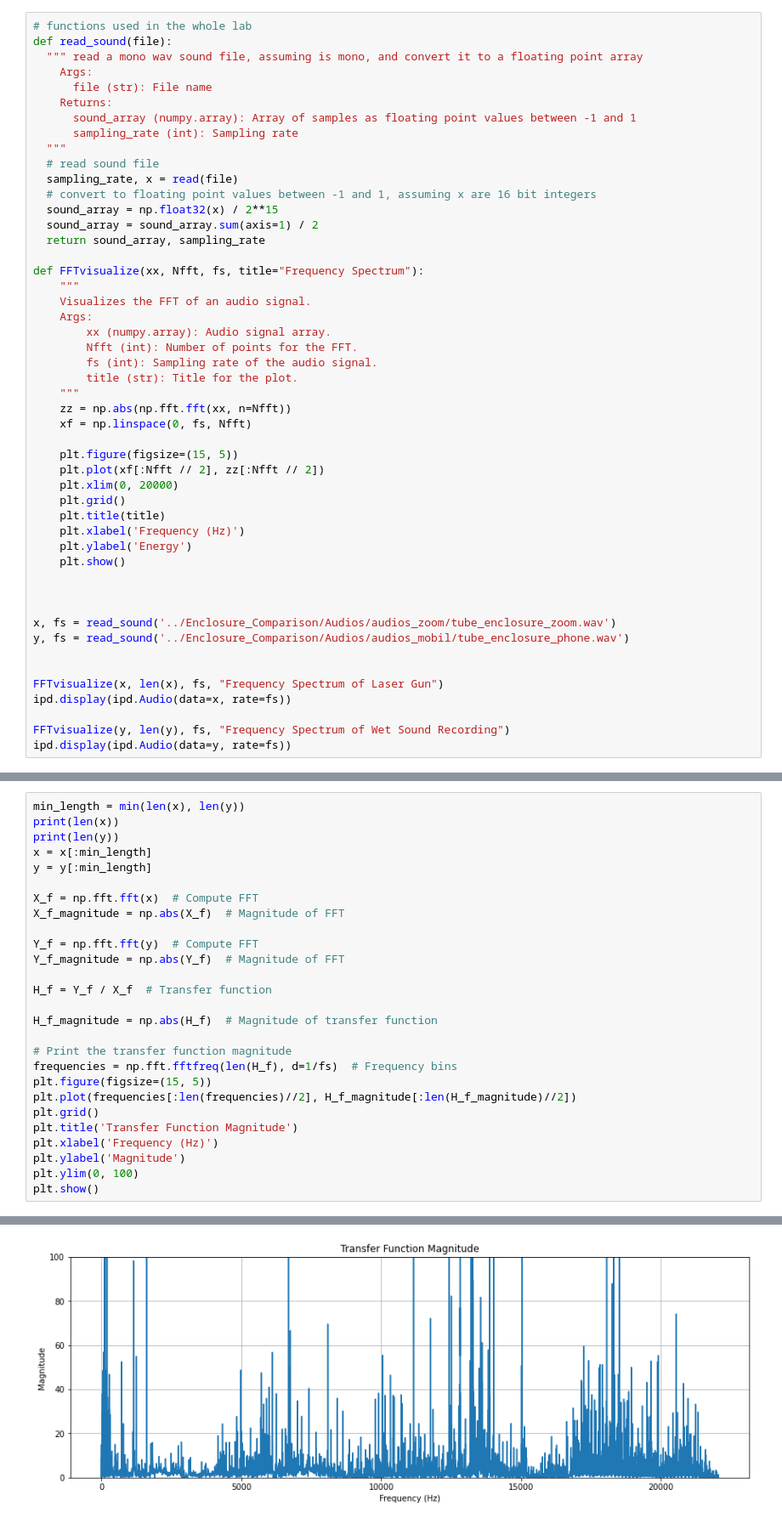
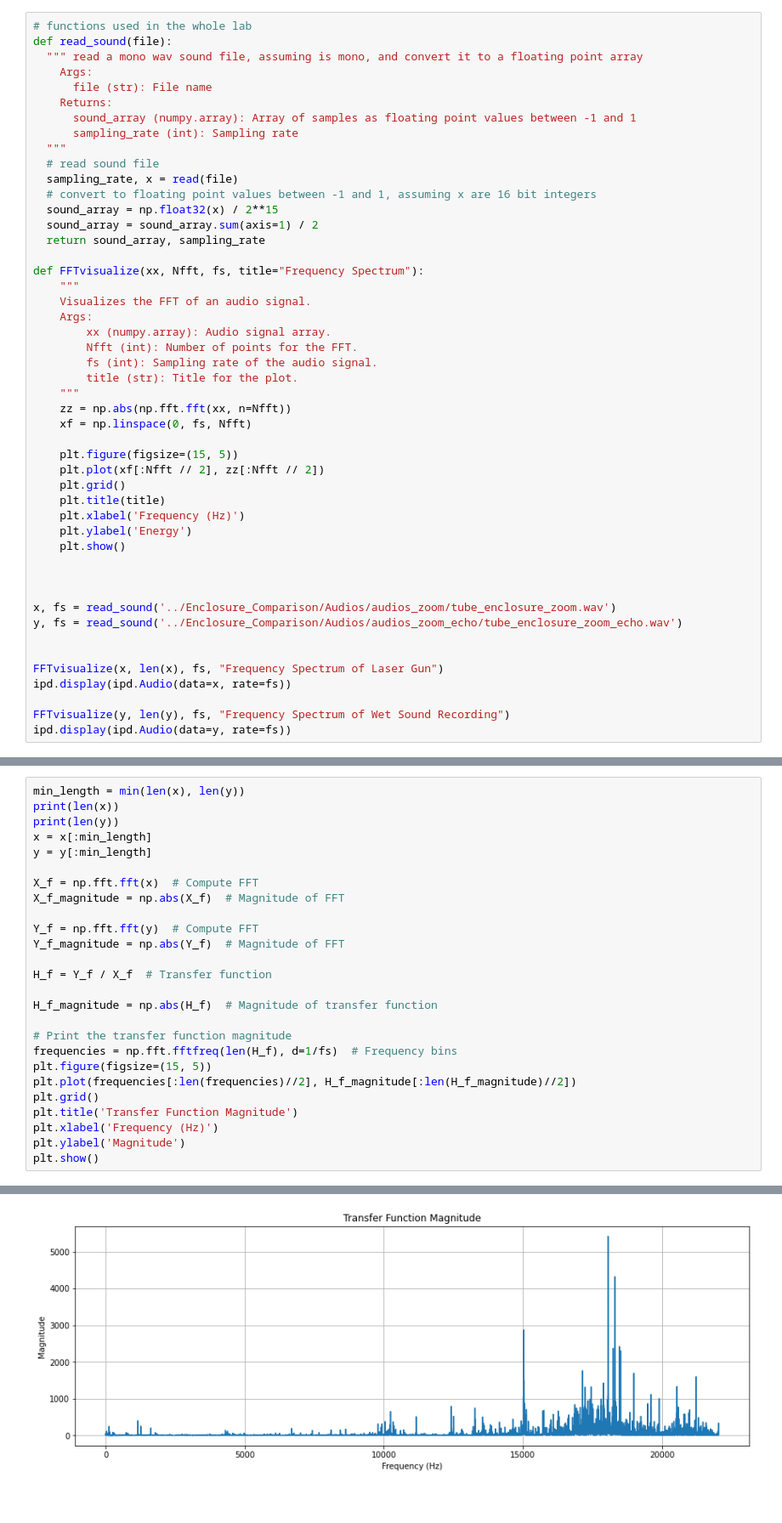
Before and after one commit to zatpros/acoustic-engineering-notebooks, a Jupyter notebook: Experiment Templates/Enclosure_Comparison/Enclosure Testing.ipynb, the cells around one changed output, grey strips where cells are left out. Shown at 85% size. Drawn from its saved outputs; the diff is of its cells as text; blank space fills up the shorter version.

```diff
--- a/Experiment Templates/Enclosure_Comparison/Enclosure Testing.ipynb
+++ b/Experiment Templates/Enclosure_Comparison/Enclosure Testing.ipynb
@@ -49,7 +49,6 @@ def FFTvisualize(xx, Nfft, fs, title="Frequency Spectrum"):
 
     plt.figure(figsize=(15, 5))
     plt.plot(xf[:Nfft // 2], zz[:Nfft // 2])
-    plt.xlim(0, 20000)
     plt.grid()
     plt.title(title)
     plt.xlabel('Frequency (Hz)')
@@ -59,7 +58,7 @@ def FFTvisualize(xx, Nfft, fs, title="Frequency Spectrum"):
 
 
 x, fs = read_sound('../Enclosure_Comparison/Audios/audios_zoom/tube_enclosure_zoom.wav')
-y, fs = read_sound('../Enclosure_Comparison/Audios/audios_mobil/tube_enclosure_phone.wav')
+y, fs = read_sound('../Enclosure_Comparison/Audios/audios_zoom_echo/tube_enclosure_zoom_echo.wav')
 
 
 FFTvisualize(x, len(x), fs, "Frequency Spectrum of Laser Gun")
@@ -97,7 +96,6 @@ plt.grid()
 plt.title('Transfer Function Magnitude')
 plt.xlabel('Frequency (Hz)')
 plt.ylabel('Magnitude')
-plt.ylim(0, 100)
 plt.show()
 # %% [output]
 109809
@@ -105,4 +103,4 @@ plt.show()
-[figure, old version]
+[figure, new version]
 # %%
 # Compute the impulse response h(t) using the inverse Fourier Transform
 h_t = np.fft.ifft(H_f)  # Inverse FFT to obtain impulse response
```
Also changed, not shown: parts of 5 cells of this notebook, 26 other files.
